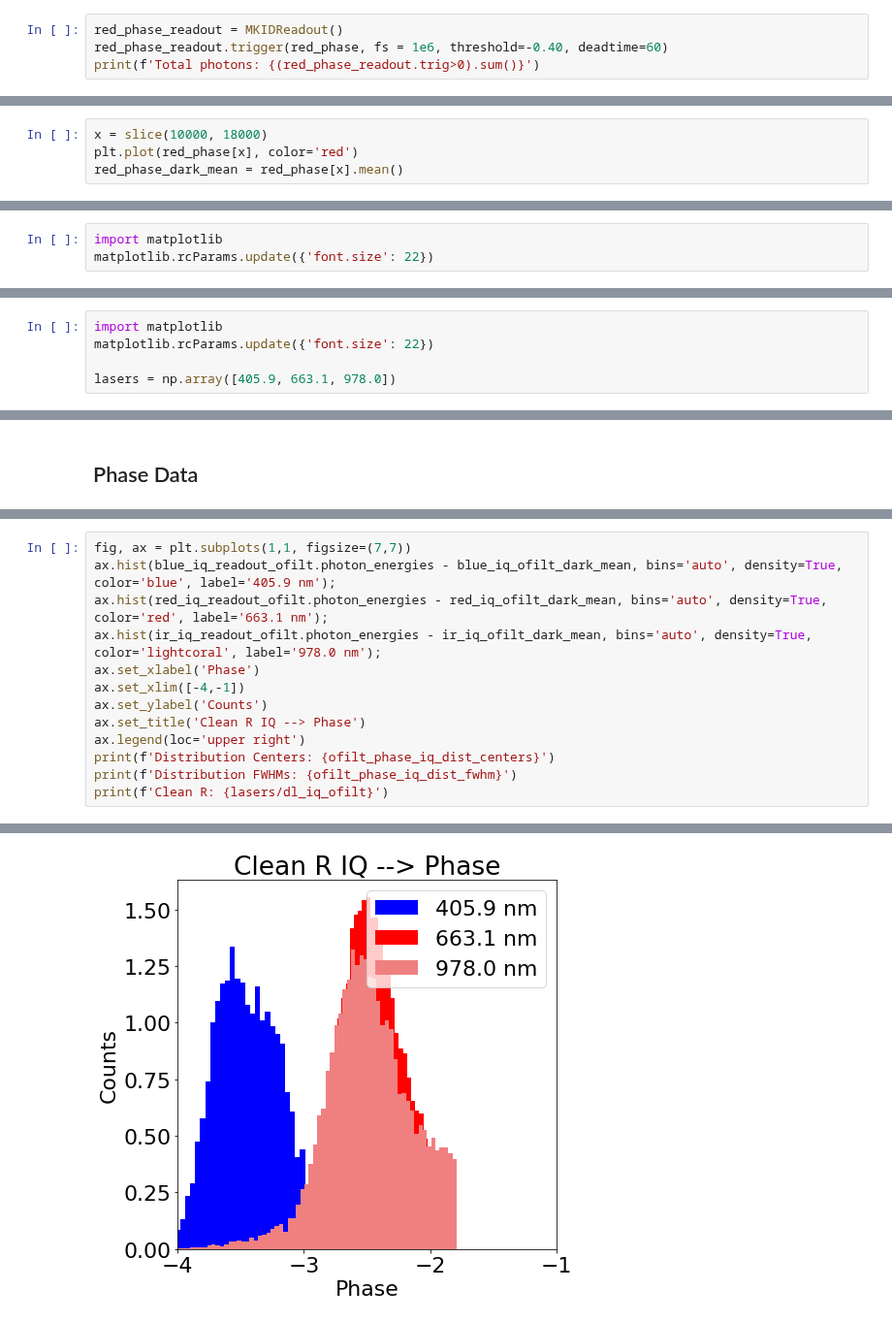
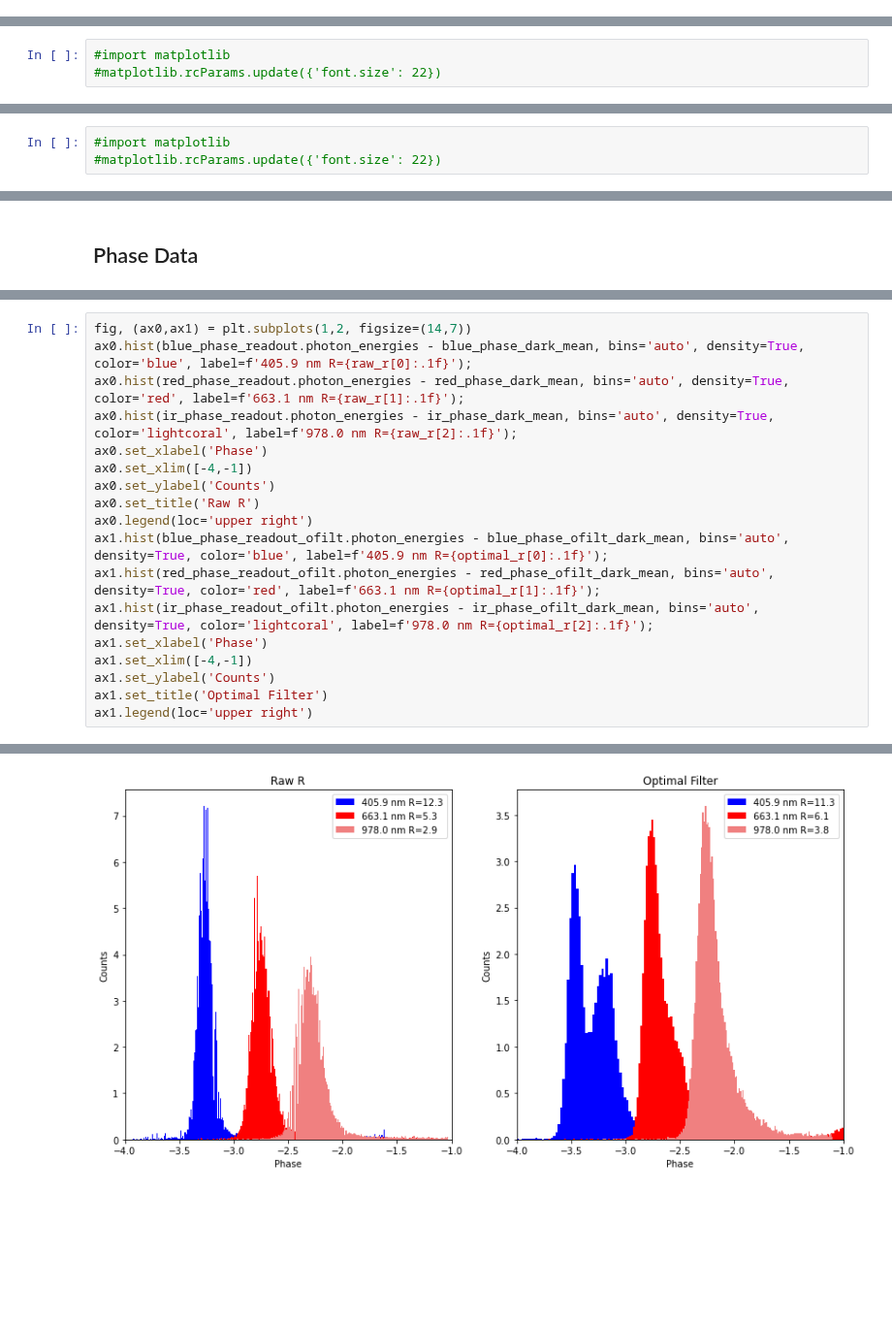
Before and after one commit to MazinLab/MKIDReadoutAnalysis, a Jupyter notebook: Clean_R.ipynb, the cells around one changed output, grey strips where cells are left out. Shown at 97% size. Drawn from its saved outputs; the diff is of its cells as text; blank space fills up the shorter version.

Commit message:
optimal filters working for Gen3 data with 50 taps

```diff
--- a/Clean_R.ipynb
+++ b/Clean_R.ipynb
@@ -104,4 +89,0 @@ Max Phase: -2.771079054898719 FWHM: 0.19142451688571738 radians
-# %%
-red_phase_readout = MKIDReadout()
-red_phase_readout.trigger(red_phase, fs = 1e6, threshold=-0.40, deadtime=60)
-print(f'Total photons: {(red_phase_readout.trig>0).sum()}')
@@ -120,4 +89,0 @@ plt.title('Red (663.1 nm) Photons, FPGA Phase');
-# %%
-x = slice(10000, 18000)
-plt.plot(red_phase[x], color='red')
-red_phase_dark_mean = red_phase[x].mean()
@@ -327,5 +161,5 @@ ir_phase_centered = ir_iq_readout.photon_energies - ir_phase_dark_mean
 # Dirty R <a class="anchor" id="dirtyr"></a>
 [Table of Contents](#table)
 # %%
-import matplotlib
-matplotlib.rcParams.update({'font.size': 22})
+#import matplotlib
+#matplotlib.rcParams.update({'font.size': 22})
@@ -868,7 +451,5 @@ Max Phase: -3.5647828540388247 FWHM: 0.7031671727033406 radians
 # "Clean" R <a class="anchor" id="cleanr"></a>
 [Table of Contents](#table)
 # %%
-import matplotlib
-matplotlib.rcParams.update({'font.size': 22})
-
-lasers = np.array([405.9, 663.1, 978.0])
+#import matplotlib
+#matplotlib.rcParams.update({'font.size': 22})
@@ -910,14 +501,19 @@ dl_iq_ofilt = dldp_iq_ofilt.mean()*ofilt_phase_iq_dist_fwhm
 # %%
-fig, ax = plt.subplots(1,1, figsize=(7,7))
-ax.hist(blue_iq_readout_ofilt.photon_energies - blue_iq_ofilt_dark_mean, bins='auto', density=True, color='blue', label='405.9 nm');
-ax.hist(red_iq_readout_ofilt.photon_energies - red_iq_ofilt_dark_mean, bins='auto', density=True, color='red', label='663.1 nm');
-ax.hist(ir_iq_readout_ofilt.photon_energies - ir_iq_ofilt_dark_mean, bins='auto', density=True, color='lightcoral', label='978.0 nm');
-ax.set_xlabel('Phase')
-ax.set_xlim([-4,-1])
-ax.set_ylabel('Counts')
-ax.set_title('Clean R IQ --> Phase')
-ax.legend(loc='upper right')
-print(f'Distribution Centers: {ofilt_phase_iq_dist_centers}')
-print(f'Distribution FWHMs: {ofilt_phase_iq_dist_fwhm}')
-print(f'Clean R: {lasers/dl_iq_ofilt}')
+fig, (ax0,ax1) = plt.subplots(1,2, figsize=(14,7))
+ax0.hist(blue_phase_readout.photon_energies - blue_phase_dark_mean, bins='auto', density=True, color='blue', label=f'405.9 nm R={raw_r[0]:.1f}');
+ax0.hist(red_phase_readout.photon_energies - red_phase_dark_mean, bins='auto', density=True, color='red', label=f'663.1 nm R={raw_r[1]:.1f}');
+ax0.hist(ir_phase_readout.photon_energies - ir_phase_dark_mean, bins='auto', density=True, color='lightcoral', label=f'978.0 nm R={raw_r[2]:.1f}');
+ax0.set_xlabel('Phase')
+ax0.set_xlim([-4,-1])
+ax0.set_ylabel('Counts')
+ax0.set_title('Raw R')
+ax0.legend(loc='upper right')
+ax1.hist(blue_phase_readout_ofilt.photon_energies - blue_phase_ofilt_dark_mean, bins='auto', density=True, color='blue', label=f'405.9 nm R={optimal_r[0]:.1f}');
+ax1.hist(red_phase_readout_ofilt.photon_energies - red_phase_ofilt_dark_mean, bins='auto', density=True, color='red', label=f'663.1 nm R={optimal_r[1]:.1f}');
+ax1.hist(ir_phase_readout_ofilt.photon_energies - ir_phase_ofilt_dark_mean, bins='auto', density=True, color='lightcoral', label=f'978.0 nm R={optimal_r[2]:.1f}');
+ax1.set_xlabel('Phase')
+ax1.set_xlim([-4,-1])
+ax1.set_ylabel('Counts')
+ax1.set_title('Optimal Filter')
+ax1.legend(loc='upper right')
 # %% [output]
@@ -927 +521 @@ Clean R: [-0.16833232 -0.32605109 -0.41363852]
-[figure, old version]
+[figure, new version]
```
Also changed, not shown: parts of 132 cells of this notebook, 1 other file.
